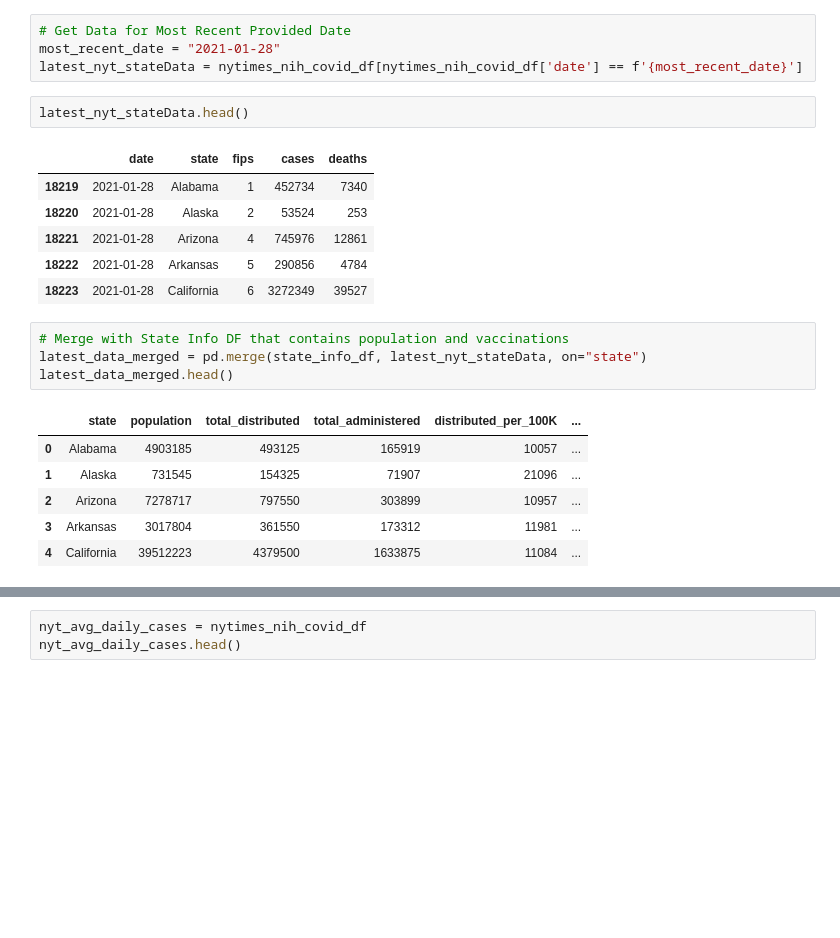
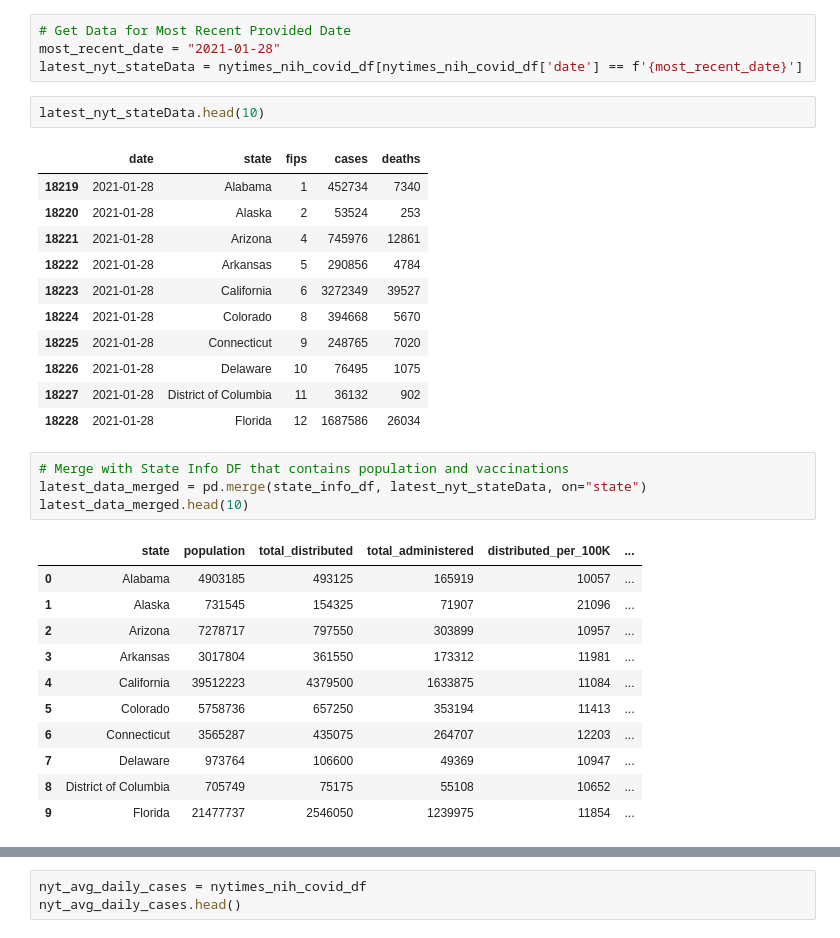
Before and after one commit to CCom20/us-covid-response, a Jupyter notebook: notebooks/data_cleaning_notebook.ipynb, the cells around one changed output, grey strips where cells are left out. Cells and saved outputs as stored; diff of their text form; blank space fills up the shorter version.

```diff
--- a/notebooks/data_cleaning_notebook.ipynb
+++ b/notebooks/data_cleaning_notebook.ipynb
@@ -140,7 +147,7 @@ nytimes_nih_covid_df = pd.read_json("../data/daily_covid_stats_by_state_nyt.json
 most_recent_date = "2021-01-28"
 latest_nyt_stateData = nytimes_nih_covid_df[nytimes_nih_covid_df['date'] == f'{most_recent_date}']
 # %%
-latest_nyt_stateData.head()
+latest_nyt_stateData.head(10)
 # %% [output]
 |  | date | state | fips | cases | deaths |
 | 18219 | 2021-01-28 | Alabama | 1 | 452734 | 7340 |
@@ -148,16 +155,26 @@ latest_nyt_stateData.head()
 | 18221 | 2021-01-28 | Arizona | 4 | 745976 | 12861 |
 | 18222 | 2021-01-28 | Arkansas | 5 | 290856 | 4784 |
 | 18223 | 2021-01-28 | California | 6 | 3272349 | 39527 |
+| 18224 | 2021-01-28 | Colorado | 8 | 394668 | 5670 |
+| 18225 | 2021-01-28 | Connecticut | 9 | 248765 | 7020 |
+| 18226 | 2021-01-28 | Delaware | 10 | 76495 | 1075 |
+| 18227 | 2021-01-28 | District of Columbia | 11 | 36132 | 902 |
+| 18228 | 2021-01-28 | Florida | 12 | 1687586 | 26034 |
 # %%
 # Merge with State Info DF that contains population and vaccinations
 latest_data_merged = pd.merge(state_info_df, latest_nyt_stateData, on="state")
-latest_data_merged.head()
+latest_data_merged.head(10)
 # %% [output]
 |  | state | population | total_distributed | total_administered | distributed_per_100K | ... |
 | 0 | Alabama | 4903185 | 493125 | 165919 | 10057 | ... |
 | 1 | Alaska | 731545 | 154325 | 71907 | 21096 | ... |
 | 2 | Arizona | 7278717 | 797550 | 303899 | 10957 | ... |
 | 3 | Arkansas | 3017804 | 361550 | 173312 | 11981 | ... |
 | 4 | California | 39512223 | 4379500 | 1633875 | 11084 | ... |
+| 5 | Colorado | 5758736 | 657250 | 353194 | 11413 | ... |
+| 6 | Connecticut | 3565287 | 435075 | 264707 | 12203 | ... |
+| 7 | Delaware | 973764 | 106600 | 49369 | 10947 | ... |
+| 8 | District of Columbia | 705749 | 75175 | 55108 | 10652 | ... |
+| 9 | Florida | 21477737 | 2546050 | 1239975 | 11854 | ... |
 # %%
 # Create a Master Dataframe to start working with
```
Also changed, not shown: parts of 36 cells of this notebook, 5 other files.
